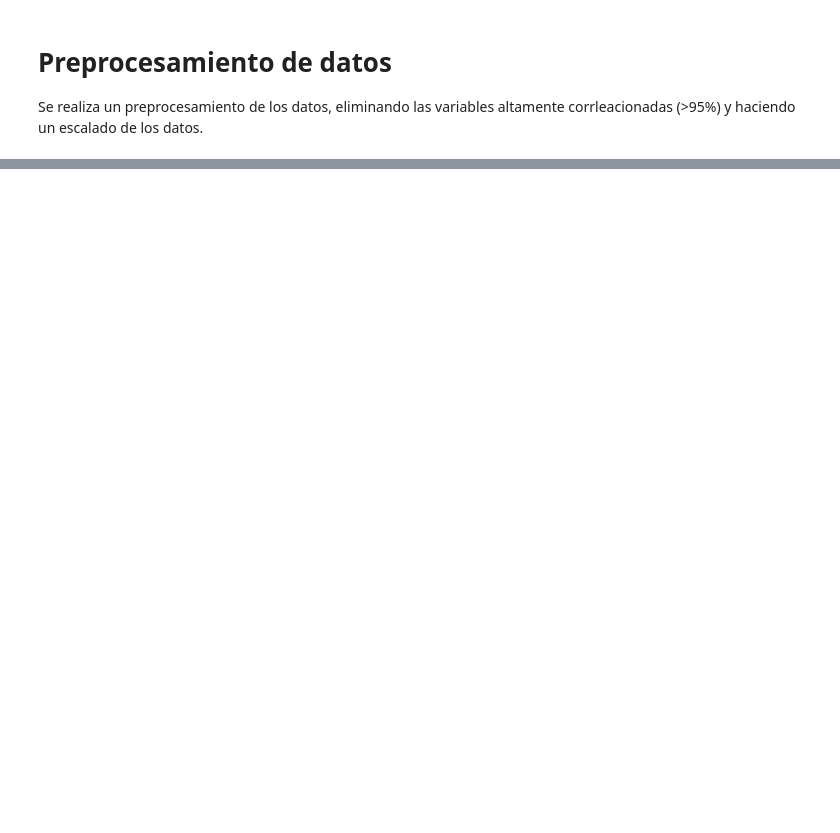
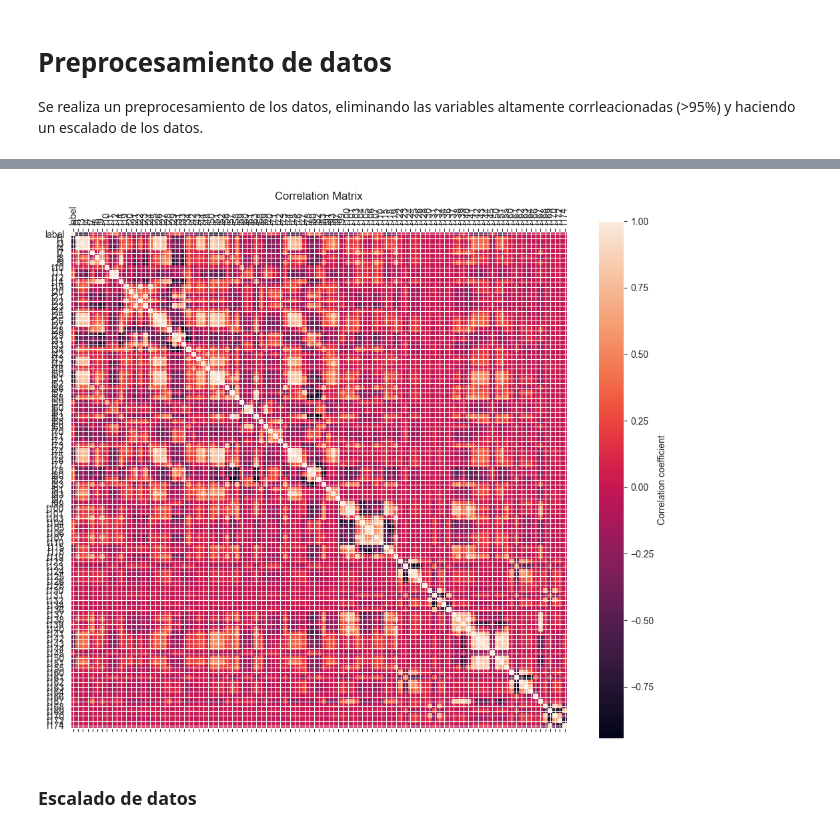
Before and after one commit to andres345gm/TE-regresiones, a Jupyter notebook: T2/SVM.ipynb, the cells around one changed output, grey strips where cells are left out. Cells and saved outputs as stored; diff of their text form; code cells hidden in the pictures; blank space fills up the shorter version.

```diff
--- a/T2/SVM.ipynb
+++ b/T2/SVM.ipynb
@@ -46,0 +55,13 @@ Se realiza un preprocesamiento de los datos, eliminando las variables altamente
+# %%
+# Se define el treshold de correlación
+correlation_threshold = 0.95
+# Se obtiene la matriz triangular superior de la matriz de correlación
+# Ya que la matriz de correlación es simétrica, solo se toma la parte superior
+correlation_matrix = np.abs(dataset.corr().values)
+upper_triangle = np.triu(correlation_matrix, k=1)
+# Se obtienen las posiciones de las variables a eliminar
+to_drop = np.where(upper_triangle > correlation_threshold)
+to_drop = set([dataset.columns[i] for i in to_drop[1]])
+# Se eliminan las variables altamente correlacionadas
+dataset.drop(to_drop, axis=1, inplace=True)
+dataset.head()
@@ -46,0 +76,6 @@ Se realiza un preprocesamiento de los datos, eliminando las variables altamente
+# %%
+plot_correlation_matrix(dataset)
+# %% [output]
+[figure, added]
+# %% [markdown]
+### Escalado de datos
```
Also changed, not shown: parts of 5 cells of this notebook.
